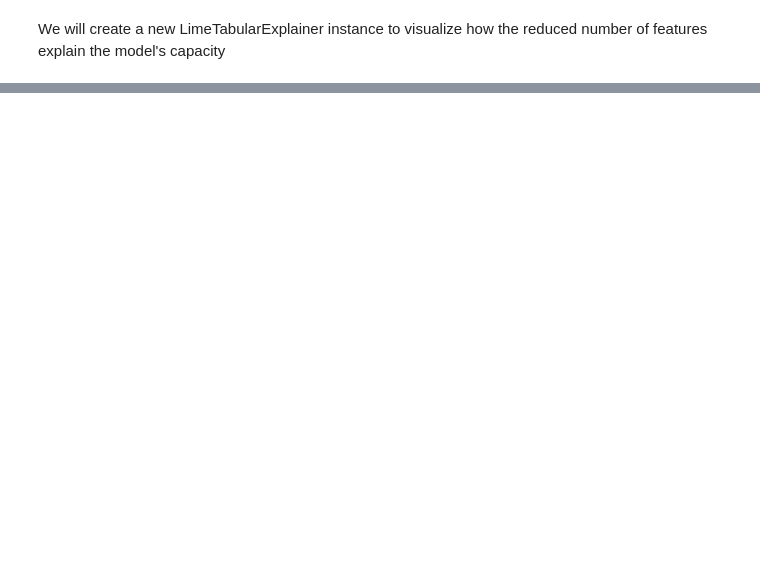
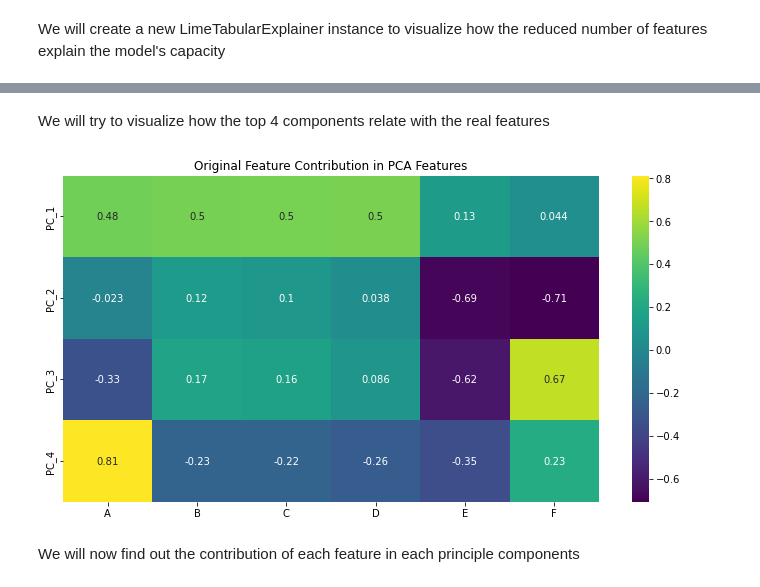
Before and after one commit to syednayeemridwan/data-science-projects, a Jupyter notebook: Explainable AI PCA Visualization/PCA back-transformation visualization.ipynb, the cells around one changed output, grey strips where cells are left out. Saved outputs shown, nothing was run; the diff lists cells and outputs as text; code cells hidden in the pictures; blank space fills up the shorter version.

```diff
--- a/Explainable AI PCA Visualization/PCA back-transformation visualization.ipynb
+++ b/Explainable AI PCA Visualization/PCA back-transformation visualization.ipynb
@@ -247,0 +253,18 @@ Top Important Features for label Smelt: ['A <= 135.00', '11.00 < F <= 13.70', '1
+# %%
+from sklearn.decomposition import PCA
+from sklearn.preprocessing import StandardScaler
+
+# Separate features and target variable
+features = ['A', 'B', 'C', 'D', 'E', 'F']
+X = df[features]
+y = df['species']
+
+# Standardize the features
+scaler = StandardScaler()
+X_scaled = scaler.fit_transform(X)
+
+# Apply PCA
+pca = PCA(n_components=4)
+X_pca = pca.fit_transform(X_scaled)
+pca_df = pd.DataFrame(X_pca, columns=[f'PC_{i+1}' for i in range(4)])
+pca_df['species'] = y
@@ -247,0 +280,14 @@ Top Important Features for label Smelt: ['A <= 135.00', '11.00 < F <= 13.70', '1
+# %% [markdown]
+We will try to visualize how the top 4 components relate with the real features
+# %%
+
+# Visualize Original Feature Contribution in PCA Features
+components_df = pd.DataFrame(pca.components_, columns=features, index=[f'PC_{i+1}' for i in range(4)])
+plt.figure(figsize=(12, 6))
+sns.heatmap(components_df, annot=True, cmap='viridis')
+plt.title('Original Feature Contribution in PCA Features')
+plt.show()
+# %% [output]
+[figure, added]
+# %% [markdown]
+We will now find out the contribution of each feature in each principle components
```
Also changed, not shown: parts of 20 cells of this notebook.
